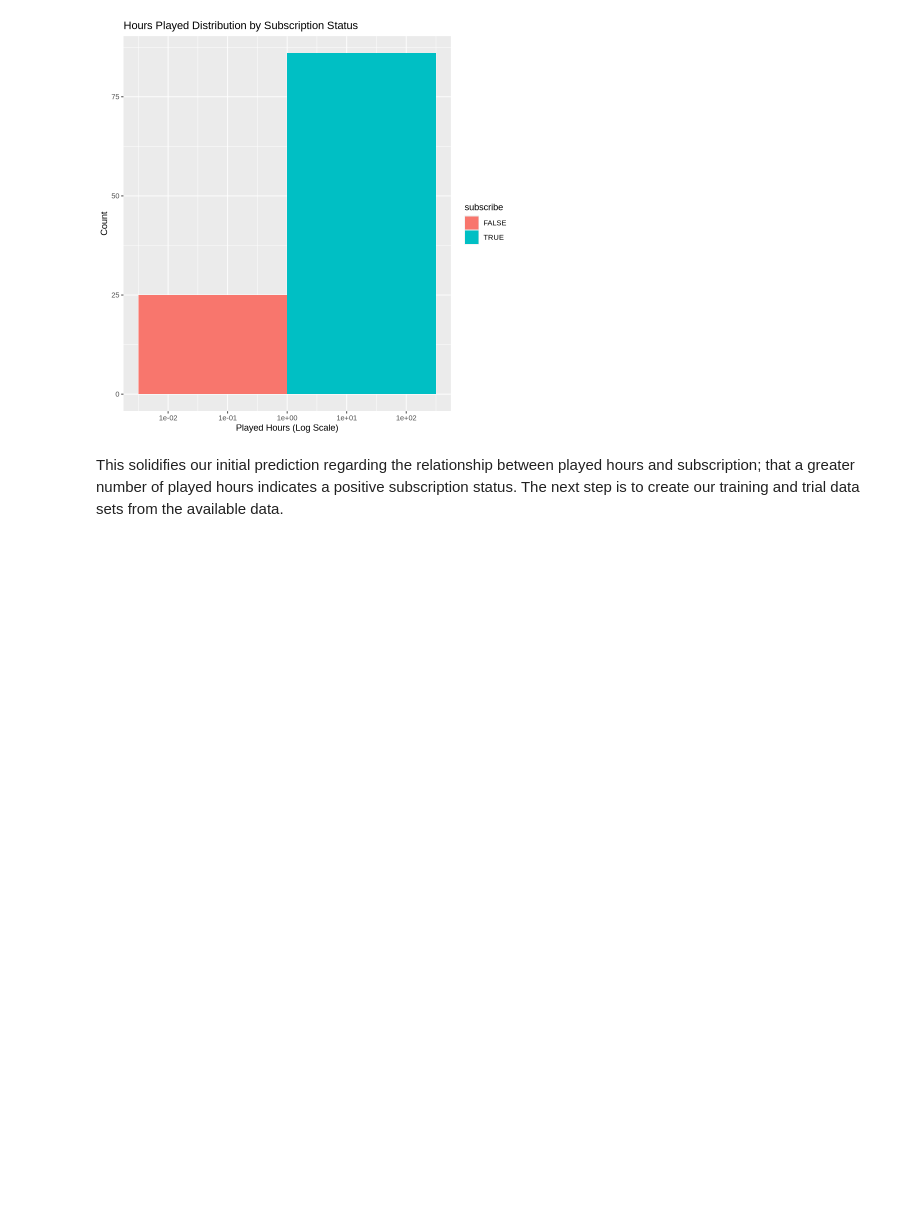
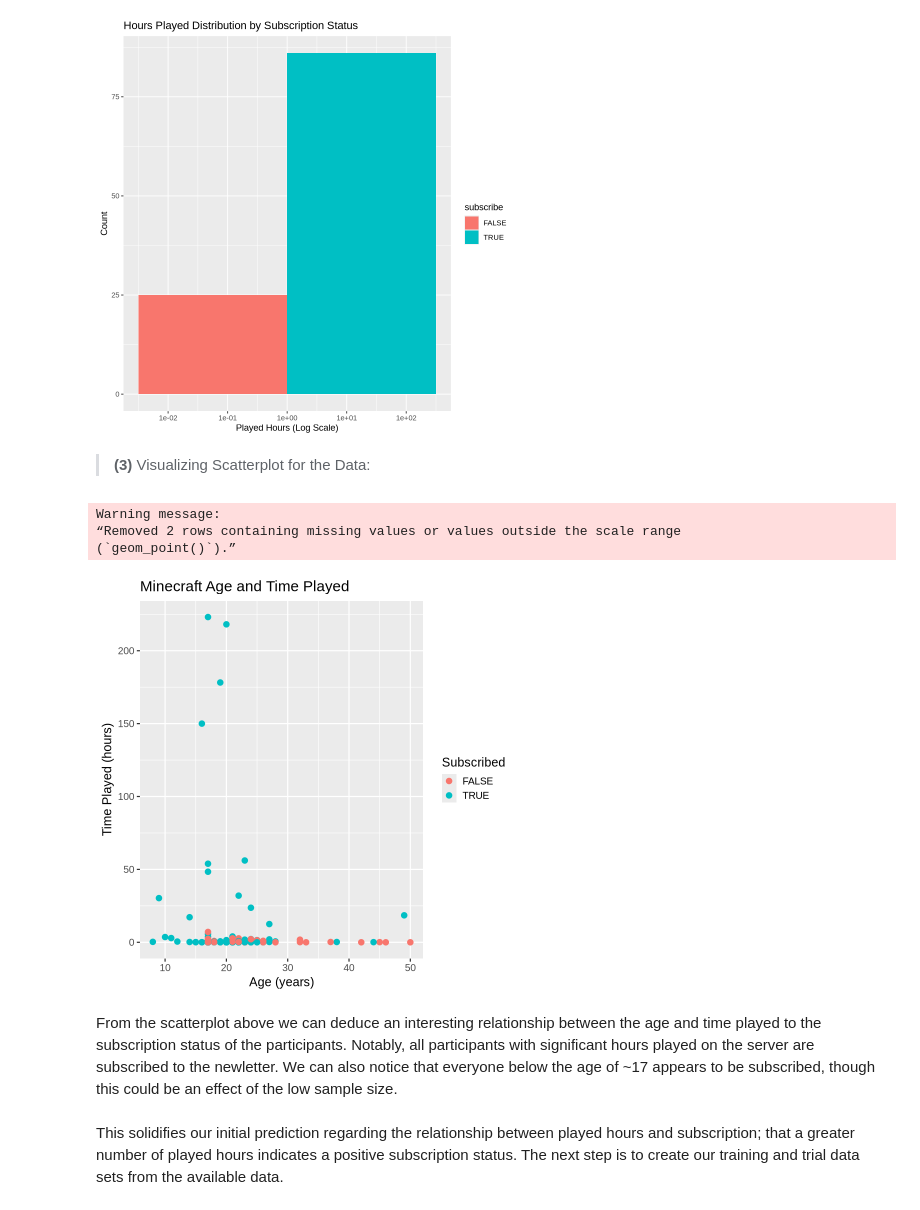
Before and after one commit to Greatbun123/DSCI-Project, a Jupyter notebook: Project.ipynb, the cells around one changed output. Cells and saved outputs as stored; diff of their text form; code cells hidden in the pictures; blank space fills up the shorter version.

Commit message:
Project: add scatter plot

```diff
--- a/Project.ipynb
+++ b/Project.ipynb
@@ -211,6 +211,24 @@ Warning message in scale_x_log10():
 Warning message:
 “Removed 85 rows containing non-finite outside the scale range (`stat_bin()`).”
 [figure]
+# %% [markdown]
+> **(3)** Visualizing Scatterplot for the Data:
+# %%
+hours_plot <- players_mutated |>
+  ggplot(aes(x = Age, y = played_hours, colour = subscribe)) +
+  geom_point(size = 3) +
+  ggtitle("Minecraft Age and Time Played") +
+  labs(x = "Age (years)", y = "Time Played (hours)", colour = "Subscribed") +
+  theme_gray(base_size = 15)
+
+hours_plot
+# %% [output]
+Warning message:
+“Removed 2 rows containing missing values or values outside the scale range
+(`geom_point()`).”
+[figure, added]
+# %% [markdown]
+From the scatterplot above we can deduce an interesting relationship between the age and time played to the subscription status of the participants. Notably, all participants with significant hours played on the server are subscribed to the newletter. We can also notice that everyone below the age of ~17 appears to be subscribed, though this could be an effect of the low sample size.
 # %% [markdown]
 This solidifies our initial prediction regarding the relationship between played hours and subscription; that a greater number of played hours indicates a positive subscription status. The next step is to create our training and trial data sets from the available data.
 # %%
```
Also changed, not shown: parts of 13 cells of this notebook.
